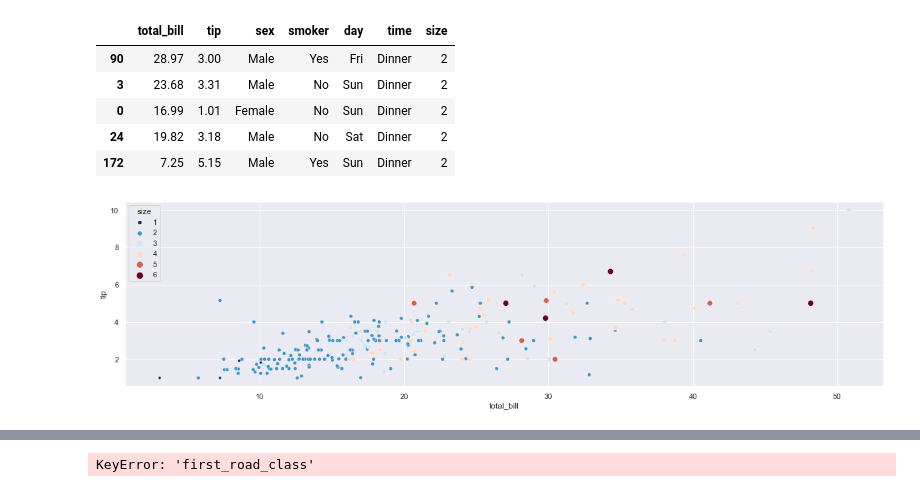
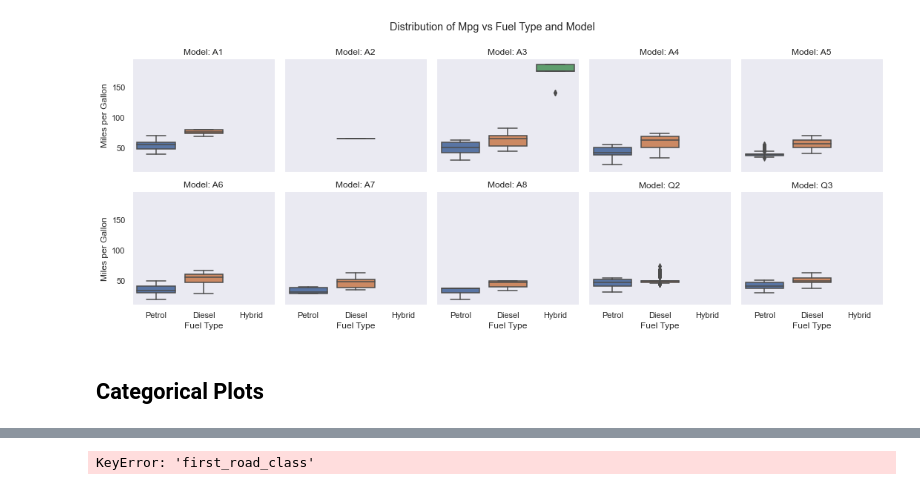
Before and after one commit to developerHobday/data-visualization, a Jupyter notebook: seaborn.ipynb, the cells around one changed output, grey strips where cells are left out. Cells and saved outputs as stored; diff of their text form; code cells hidden in the pictures.

```diff
--- a/seaborn.ipynb
+++ b/seaborn.ipynb
@@ -5 +67,20 @@ import pandas as pd
+# %%
+sns.set_context('notebook') # default
+col_order = sorted( audi_df['model'].unique())[:10]
+g = sns.catplot(kind='box',
+    data = audi_df, x = 'fuelType', y = 'mpg',
+    col='model', col_order=col_order, col_wrap=5,
+    height=3, aspect=3/3,
+)
+g.fig.suptitle('Distribution of Mpg vs Fuel Type and Model', y=0.99)
+g.set_titles(col_template='Model:{col_name}')
+g.set(
+    ylabel = 'Miles per Gallon',
+    xlabel = 'Fuel Type',
+)
+_ = g.tight_layout()
+# %% [output]
+[figure, added]
+# %% [markdown]
+## Categorical Plots
 # %%
@@ -7,18 +87,0 @@ sns.set()
-# %%
-# df = pd.read_csv('./data/audi.csv')
-df = sns.load_dataset('tips')
-df.sample(5)
-# %% [output]
-|  | total_bill | tip | sex | smoker | day | time | size |
-| 90 | 28.97 | 3.00 | Male | Yes | Fri | Dinner | 2 |
-| 3 | 23.68 | 3.31 | Male | No | Sun | Dinner | 2 |
-| 0 | 16.99 | 1.01 | Female | No | Sun | Dinner | 2 |
-| 24 | 19.82 | 3.18 | Male | No | Sat | Dinner | 2 |
-| 172 | 7.25 | 5.15 | Male | Yes | Sun | Dinner | 2 |
-# %%
-# set hue to same type as size to make the plot easier to read
-_, ax = plt.subplots(figsize=(20, 5))
-_ = sns.scatterplot(data = df, x = 'total_bill', y='tip',
-    ax=ax, size='size', hue='size', palette='RdBu_r' )
-# %% [output]
-[figure, removed]
```
Also changed, not shown: parts of 26 cells of this notebook, 2 other files.
